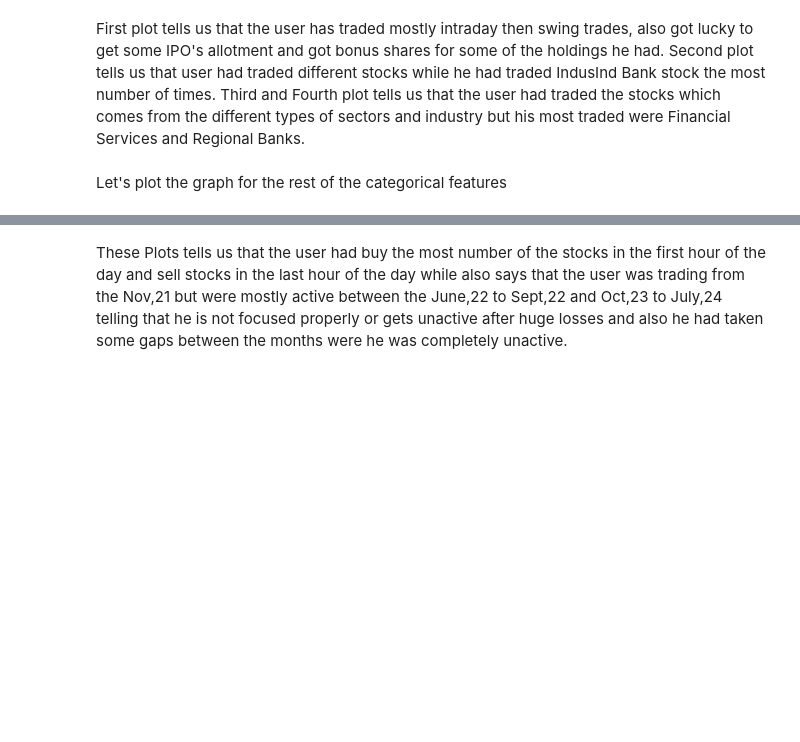
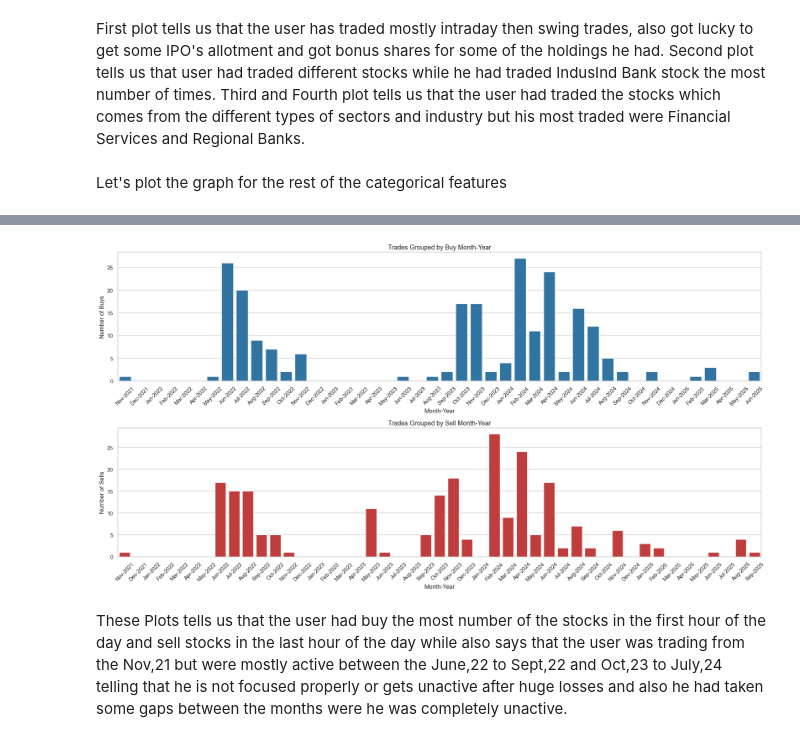
Before and after one commit to Harsh-1598/Trade_Insights, a Jupyter notebook: Data_Preprocessing.ipynb, the cells around one changed output, grey strips where cells are left out. Cells and saved outputs as stored; diff of their text form; code cells hidden in the pictures; blank space fills up the shorter version.

```diff
--- a/Data_Preprocessing.ipynb
+++ b/Data_Preprocessing.ipynb
@@ -381,3 +672,35 @@ plt.show()
+# %%
+fig, axes = plt.subplots(2, 1, figsize=(19, 10))
+sns.set(style='whitegrid')
+
+# Buy Month-Year trades with all months filled
+axes[0].set_title("Trades Grouped by Buy Month-Year", fontsize=13)
+pnl['Buy Month-Year'] = pnl['Buy Month'] + '-' + pnl['Buy Year'].astype(str)
+min_date = pd.to_datetime(pnl['Buy Month-Year'], format='%b-%Y').min()
+max_date = pd.to_datetime(pnl['Buy Month-Year'], format='%b-%Y').max()
+all_months_buy = pd.date_range(start=min_date, end=max_date, freq='MS').strftime('%b-%Y')
+buy_month_year_data = pnl['Buy Month-Year'].value_counts().reindex(all_months_buy, fill_value=0)
+sns.barplot(x=buy_month_year_data.index, y=buy_month_year_data.values, ax=axes[0], color='#1f77b4')
+axes[0].set_xlabel("Month-Year")
+axes[0].set_ylabel("Number of Buys")
+axes[0].tick_params(axis='x', rotation=45)
+
+# Sell Month-Year trades with all months filled
+axes[1].set_title("Trades Grouped by Sell Month-Year", fontsize=13)
+pnl['Sell Month-Year'] = pnl['Sell Month'] + '-' + pnl['Sell Year'].astype(str)
+min_date = pd.to_datetime(pnl['Sell Month-Year'], format='%b-%Y').min()
+max_date = pd.to_datetime(pnl['Sell Month-Year'], format='%b-%Y').max()
+all_months_sell = pd.date_range(start=min_date, end=max_date, freq='MS').strftime('%b-%Y')
+sell_month_year_data = pnl['Sell Month-Year'].value_counts().reindex(all_months_sell, fill_value=0)
+sns.barplot(x=sell_month_year_data.index, y=sell_month_year_data.values, ax=axes[1], color='#d62728')
+axes[1].set_xlabel("Month-Year")
+axes[1].set_ylabel("Number of Sells")
+axes[1].tick_params(axis='x', rotation=45)
+
+plt.tight_layout()
+plt.show()
+# %% [output]
+[figure, added]
 # %% [markdown]
 These Plots tells us that the user had buy the most number of the stocks in the first hour of the day and sell stocks in the last hour of the day while also says that the user was trading from the Nov,21 but were mostly active between the June,22 to Sept,22 and Oct,23 to July,24 telling that he is not focused properly or gets unactive after huge losses and also he had taken some gaps between the months were he was completely unactive.
 # %% [markdown]
```
Also changed, not shown: parts of 34 cells of this notebook, 1 other file.
